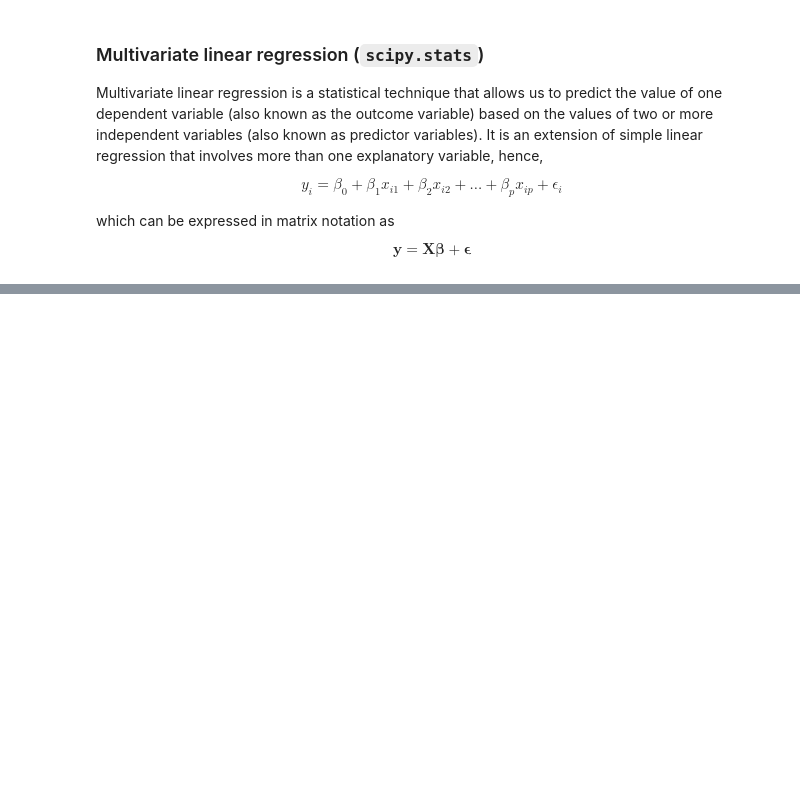
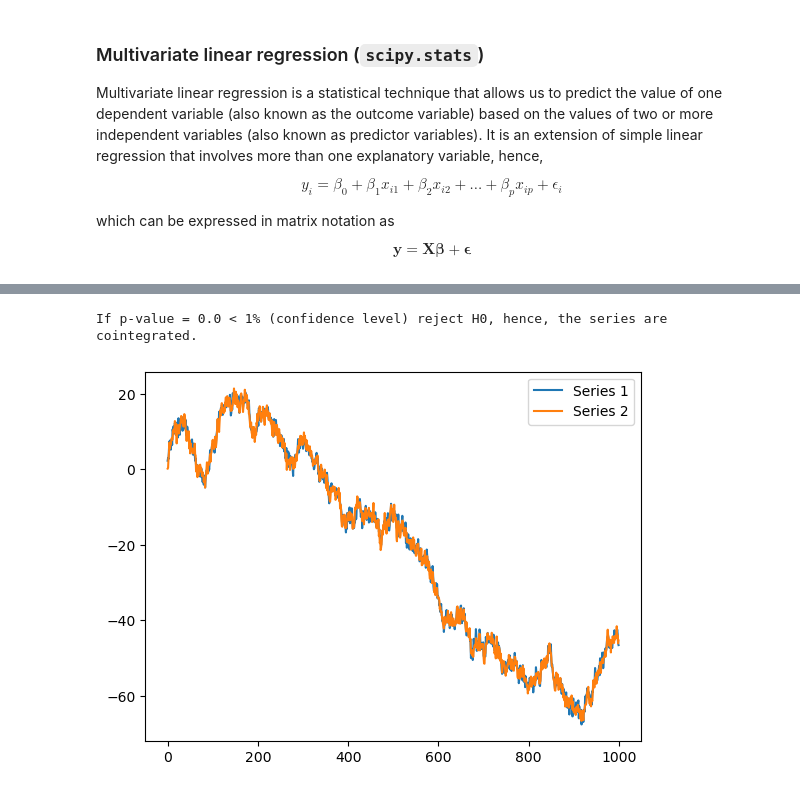
Before and after one commit to iwh-halle/FinancialDataAnalytics, a Jupyter notebook: slides_pt3.ipynb, the cells around one changed output, grey strips where cells are left out. Cells and saved outputs as stored; diff of their text form; code cells hidden in the pictures; blank space fills up the shorter version.

```diff
--- a/slides_pt3.ipynb
+++ b/slides_pt3.ipynb
@@ -188,0 +287,16 @@ Notes:
+# %%
+# Seed the random number generator
+np.random.seed(0)
+
+# Generate an instance of white noise
+white_noise = np.random.normal(size=1000)
+
+# Create a random walk around which to 'center' series
+random_walk = np.cumsum(white_noise)
+
+# Create series1 and series2
+noise1 = np.random.normal(size=1000)
+noise2 = np.random.normal(size=1000)
+
+series1 = random_walk + noise1
+series2 = random_walk + noise2
@@ -188,0 +321,13 @@ Notes:
+# %%
+# Test for cointegration
+score, pvalue, _ = coint(series1, series2)
+print(f'If p-value = {pvalue} < 1% (confidence level) reject H0, hence, the series are cointegrated.')
+
+# Plot the two time series
+plt.plot(series1, label='Series 1')
+plt.plot(series2, label='Series 2')
+plt.legend(loc='best')
+plt.show()
+# %% [output]
+If p-value = 0.0 < 1% (confidence level) reject H0, hence, the series are cointegrated.
+[figure, added]
```
Also changed, not shown: parts of 16 cells of this notebook.
